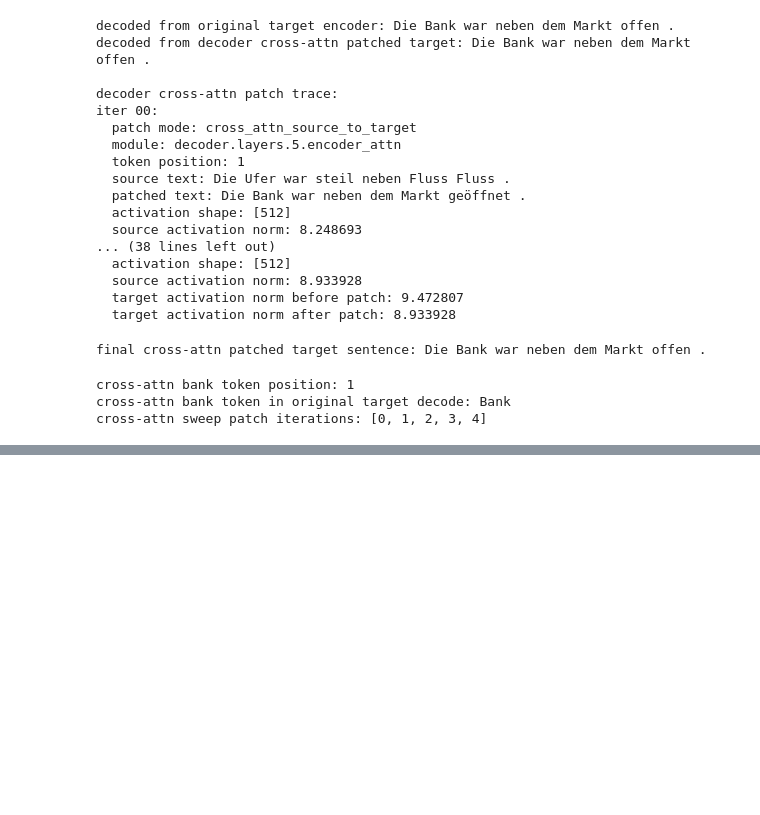
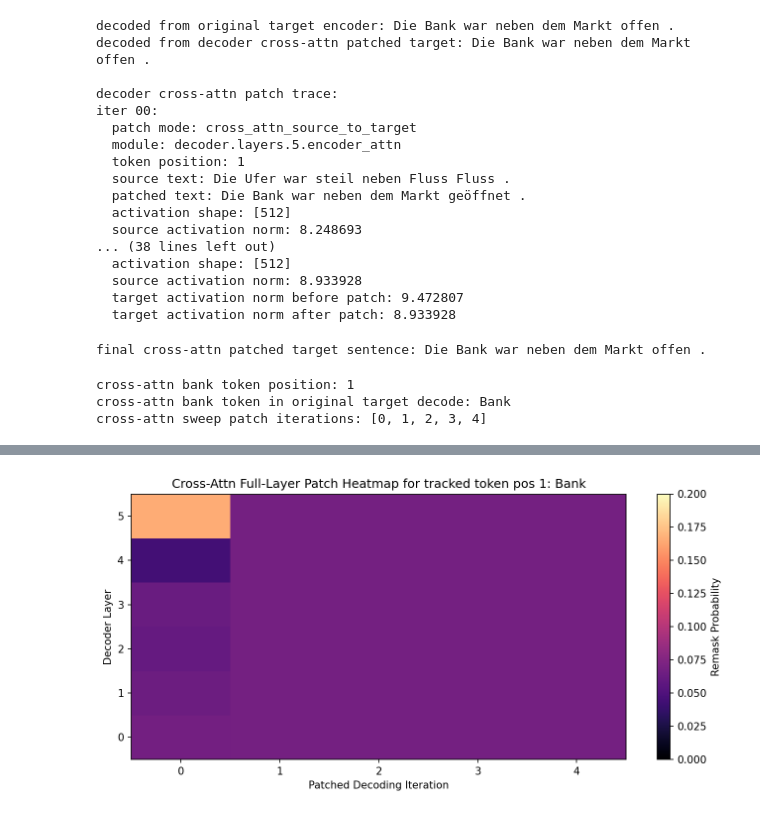
Before and after one commit to MD-BH/MLLM-Final, a Jupyter notebook: Mask-Predict/demo.ipynb, the cells around one changed output, grey strips where cells are left out. Cells and saved outputs as stored; diff of their text form; code cells hidden in the pictures; blank space fills up the shorter version.

```diff
--- a/Mask-Predict/demo.ipynb
+++ b/Mask-Predict/demo.ipynb
@@ -500,0 +511,7 @@ plot_cross_attn_layer_iteration_heatmap(cross_attn_bank_sweep_result)
+# %%
+cross_attn_full_layer_bank_decoding_iterations = 5
+cross_attn_full_layer_bank_patch_iterations = list(range(cross_attn_full_layer_bank_decoding_iterations))
+
+print("cross-attn full-layer bank token position:", bank_token_position)
+print("cross-attn full-layer bank token in original target decode:", bank_token_text)
+print("cross-attn full-layer sweep patch iterations:", cross_attn_full_layer_bank_patch_iterations)
@@ -500,0 +522,9 @@ plot_cross_attn_layer_iteration_heatmap(cross_attn_bank_sweep_result)
+# %%
+cross_attn_full_layer_bank_sweep_result = run_decoder_cross_attn_full_layer_iteration_sweep_experiment(
+    source_sentence=source_sentence,
+    target_sentence=target_sentence,
+    context=context,
+    tracked_token_position=bank_token_position,
+    decoding_iterations=cross_attn_full_layer_bank_decoding_iterations,
+    patch_iterations=cross_attn_full_layer_bank_patch_iterations,
+)
@@ -500,0 +557,4 @@ plot_cross_attn_layer_iteration_heatmap(cross_attn_bank_sweep_result)
+# %%
+plot_cross_attn_full_layer_iteration_heatmap(cross_attn_full_layer_bank_sweep_result)
+# %% [output]
+[figure, added]
```
Also changed, not shown: parts of 11 cells of this notebook, 2 other files.
